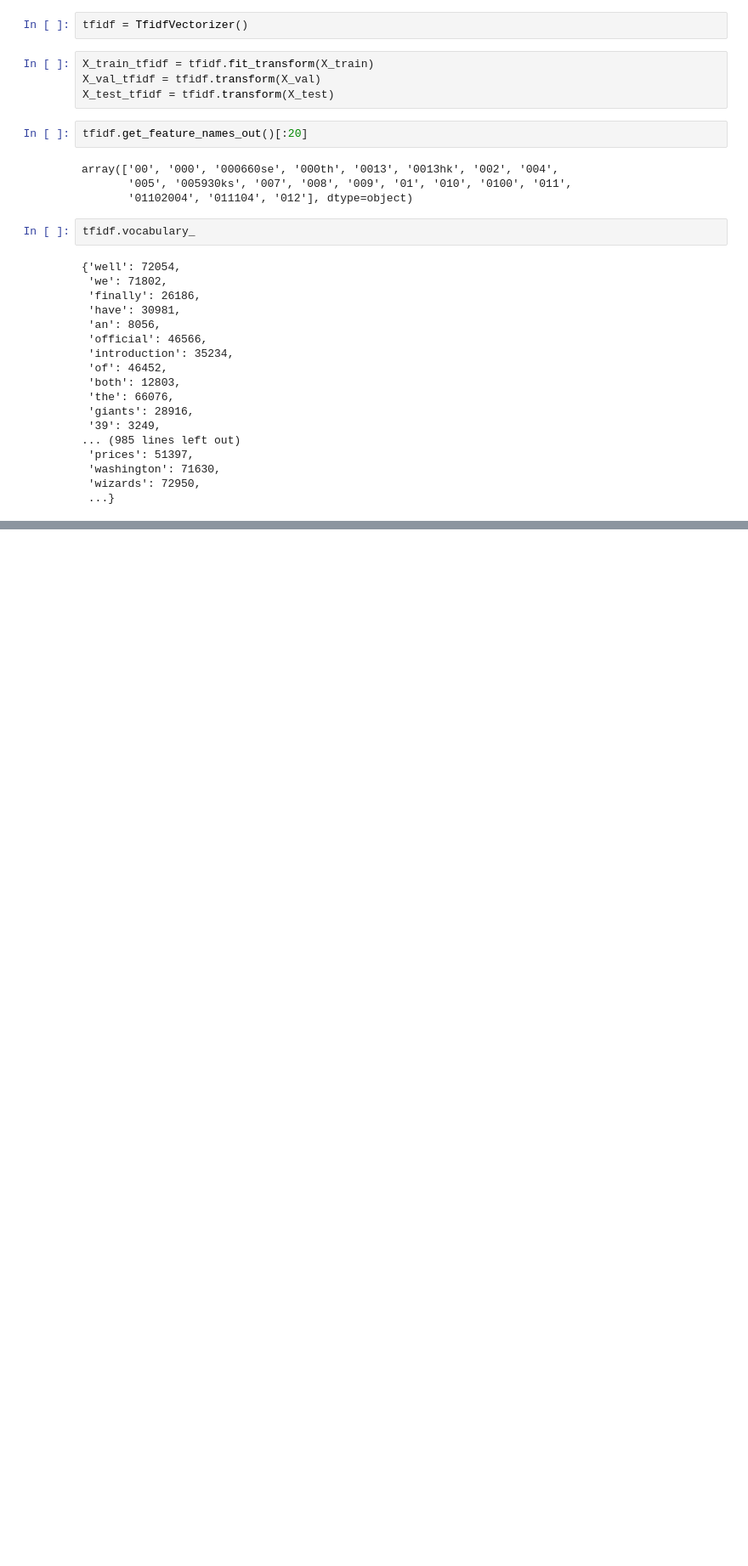
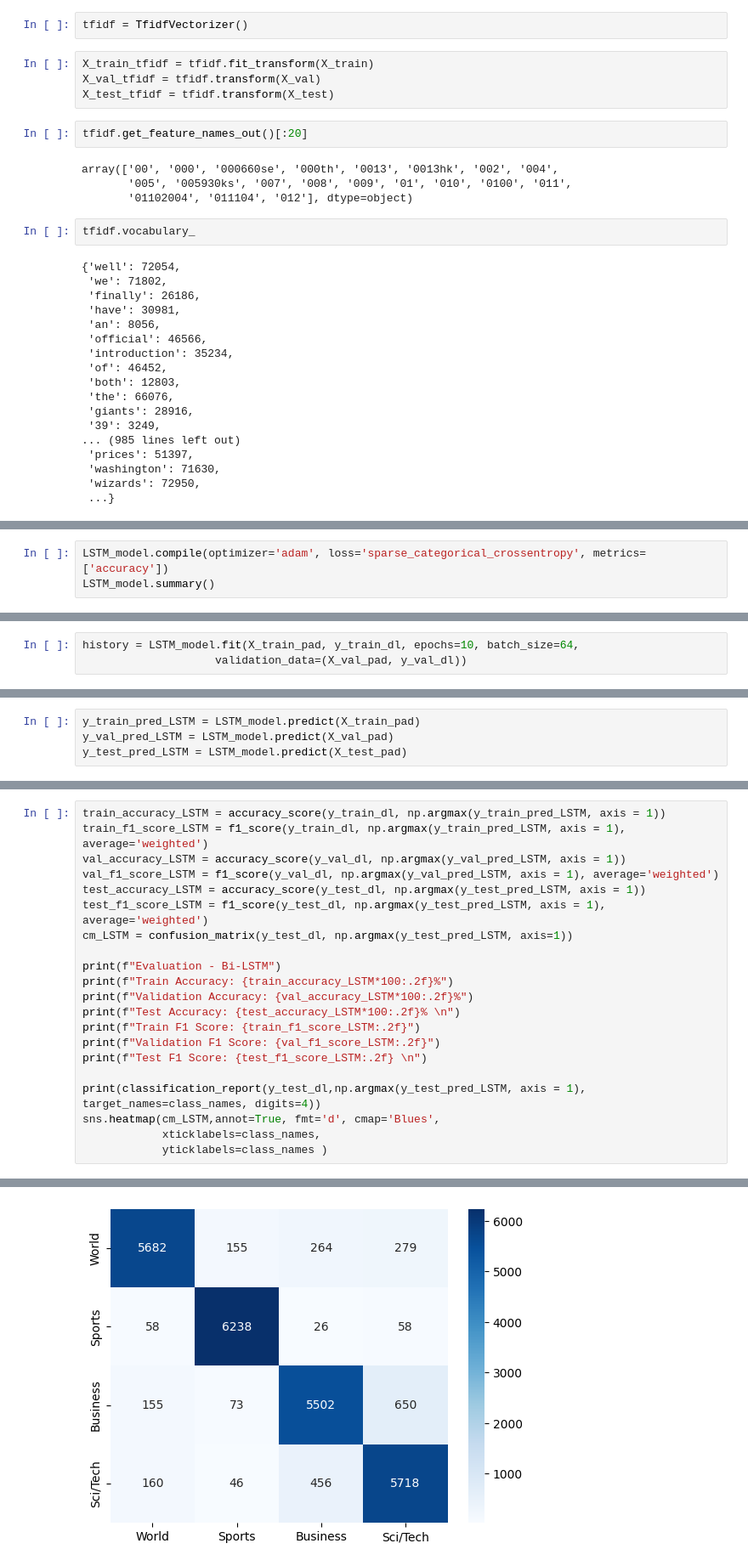
Before and after one commit to Rooneyish/News_Article_Classification, a Jupyter notebook: AG_News_Classification.ipynb, the cells around one changed output, grey strips where cells are left out. Shown at 85% size. Cells and saved outputs as stored; diff of their text form; blank space fills up the shorter version.

```diff
--- a/AG_News_Classification.ipynb
+++ b/AG_News_Classification.ipynb
@@ -202,0 +368,3 @@ MultinomialNB()
+# %%
+LSTM_model.compile(optimizer='adam', loss='sparse_categorical_crossentropy', metrics=['accuracy'])
+LSTM_model.summary()
@@ -202,0 +389,3 @@ MultinomialNB()
+# %%
+history = LSTM_model.fit(X_train_pad, y_train_dl, epochs=10, batch_size=64,
+                    validation_data=(X_val_pad, y_val_dl))
@@ -365,0 +469,4 @@ Epoch 10/10
+# %%
+y_train_pred_LSTM = LSTM_model.predict(X_train_pad)
+y_val_pred_LSTM = LSTM_model.predict(X_val_pad)
+y_test_pred_LSTM = LSTM_model.predict(X_test_pad)
@@ -365,0 +477,22 @@ Epoch 10/10
+# %%
+train_accuracy_LSTM = accuracy_score(y_train_dl, np.argmax(y_train_pred_LSTM, axis = 1))
+train_f1_score_LSTM = f1_score(y_train_dl, np.argmax(y_train_pred_LSTM, axis = 1), average='weighted')
+val_accuracy_LSTM = accuracy_score(y_val_dl, np.argmax(y_val_pred_LSTM, axis = 1))
+val_f1_score_LSTM = f1_score(y_val_dl, np.argmax(y_val_pred_LSTM, axis = 1), average='weighted')
+test_accuracy_LSTM = accuracy_score(y_test_dl, np.argmax(y_test_pred_LSTM, axis = 1))
+test_f1_score_LSTM = f1_score(y_test_dl, np.argmax(y_test_pred_LSTM, axis = 1), average='weighted')
+cm_LSTM = confusion_matrix(y_test_dl, np.argmax(y_test_pred_LSTM, axis=1))
+
+print(f"Evaluation - Bi-LSTM")
+print(f"Train Accuracy: {train_accuracy_LSTM*100:.2f}%")
+print(f"Validation Accuracy: {val_accuracy_LSTM*100:.2f}%")
+print(f"Test Accuracy: {test_accuracy_LSTM*100:.2f}% \n")
+print(f"Train F1 Score: {train_f1_score_LSTM:.2f}")
+print(f"Validation F1 Score: {val_f1_score_LSTM:.2f}")
+print(f"Test F1 Score: {test_f1_score_LSTM:.2f} \n")
+
+print(classification_report(y_test_dl,np.argmax(y_test_pred_LSTM, axis = 1), target_names=class_names, digits=4))
+sns.heatmap(cm_LSTM,annot=True, fmt='d', cmap='Blues',
+            xticklabels=class_names,
+            yticklabels=class_names )
+# %% [output]
@@ -365,0 +519 @@ Epoch 10/10
+[figure, added]
```
Also changed, not shown: parts of 59 cells of this notebook.
